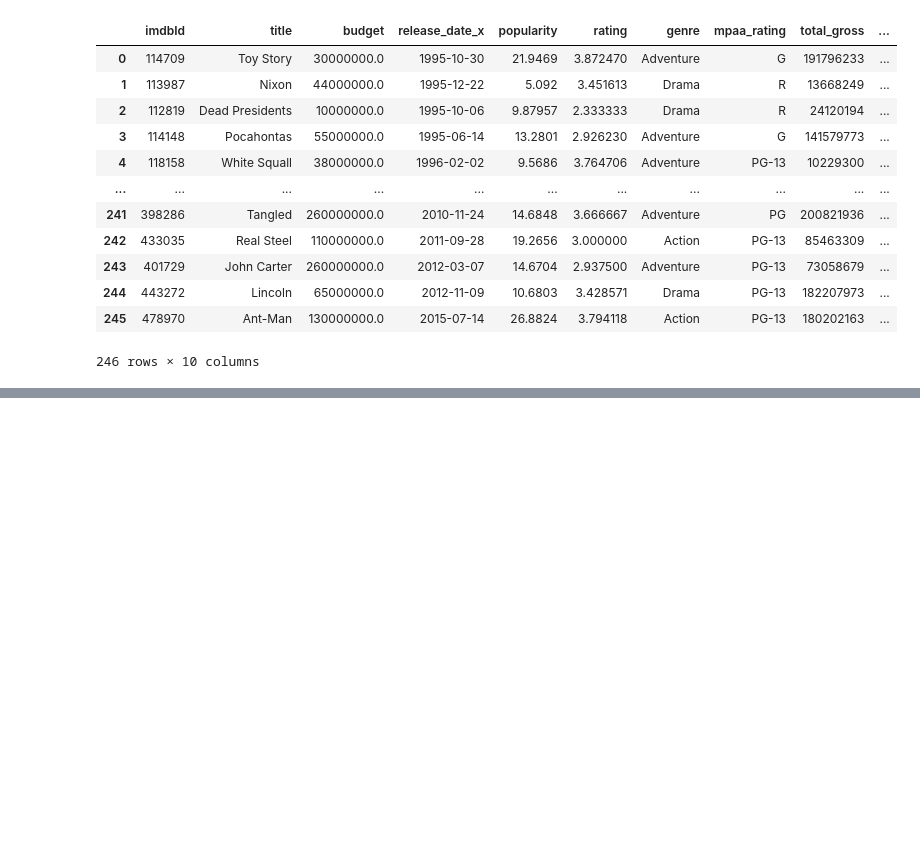
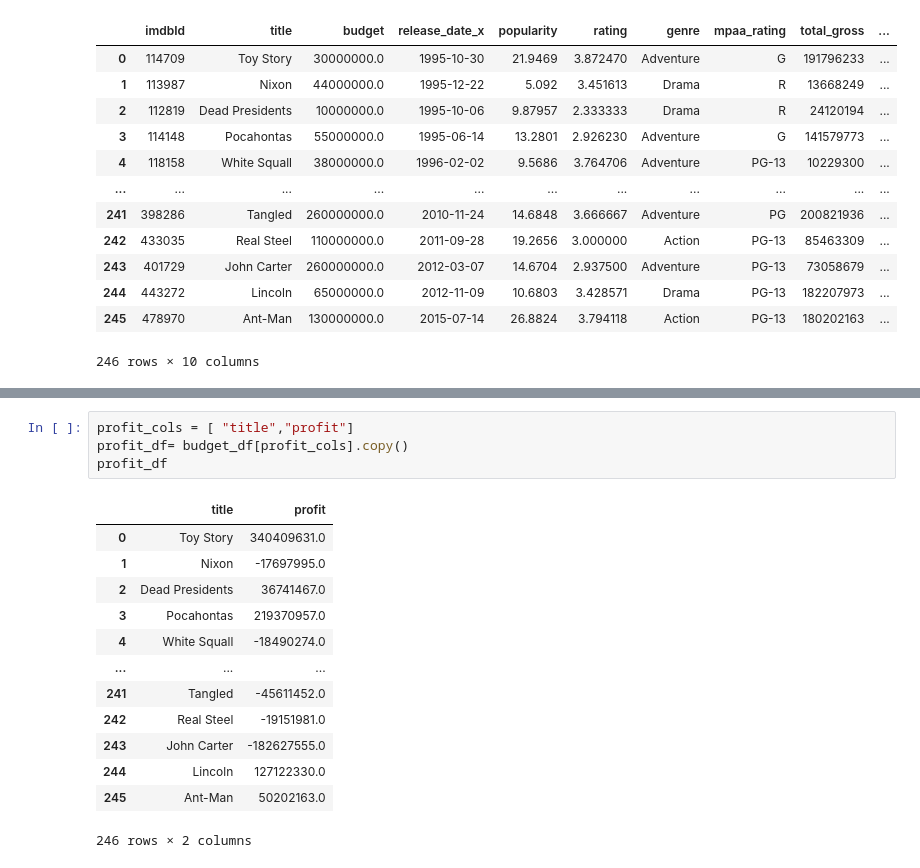
Before and after one commit to theriotn95/ETL-Project, a Jupyter notebook: movies_etl.ipynb, the cells around one changed output, grey strips where cells are left out. Drawn from its saved outputs; the diff is of its cells as text; blank space fills up the shorter version.

```diff
--- a/movies_etl.ipynb
+++ b/movies_etl.ipynb
@@ -242,0 +263,18 @@ disney_df
+# %%
+profit_cols = [ "title","profit"]
+profit_df= budget_df[profit_cols].copy()
+profit_df
+# %% [output]
+|  | title | profit |
+| 0 | Toy Story | 340409631.0 |
+| 1 | Nixon | -17697995.0 |
+| 2 | Dead Presidents | 36741467.0 |
+| 3 | Pocahontas | 219370957.0 |
+| 4 | White Squall | -18490274.0 |
+| ... | ... | ... |
+| 241 | Tangled | -45611452.0 |
+| 242 | Real Steel | -19151981.0 |
+| 243 | John Carter | -182627555.0 |
+| 244 | Lincoln | 127122330.0 |
+| 245 | Ant-Man | 50202163.0 |
+246 rows × 2 columns
```
Also changed, not shown: parts of 6 cells of this notebook, 2 other files.
